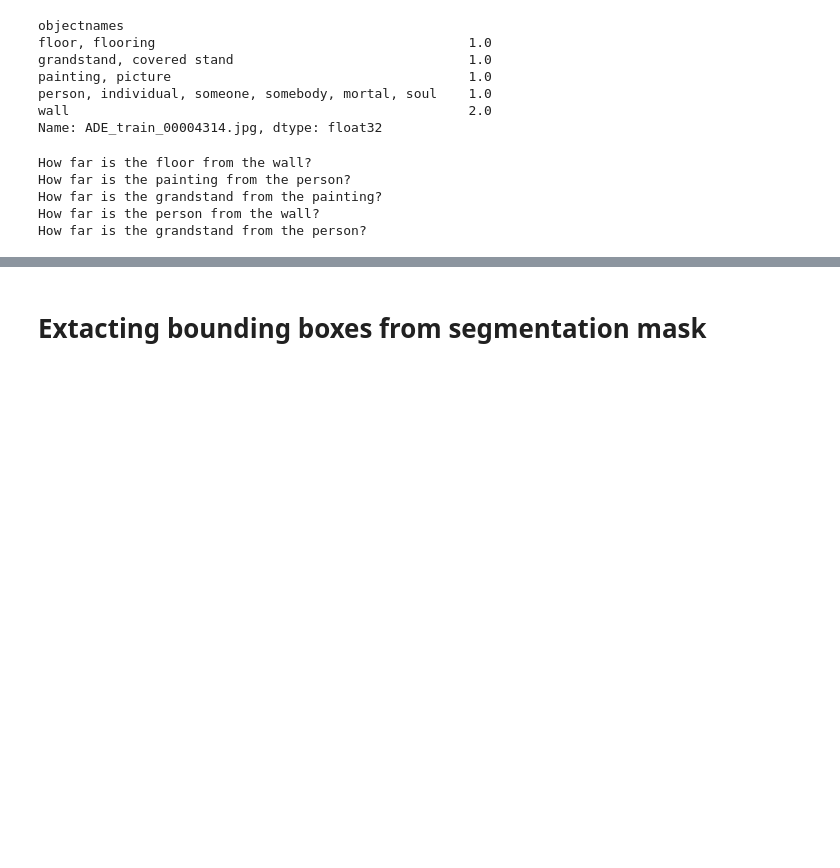
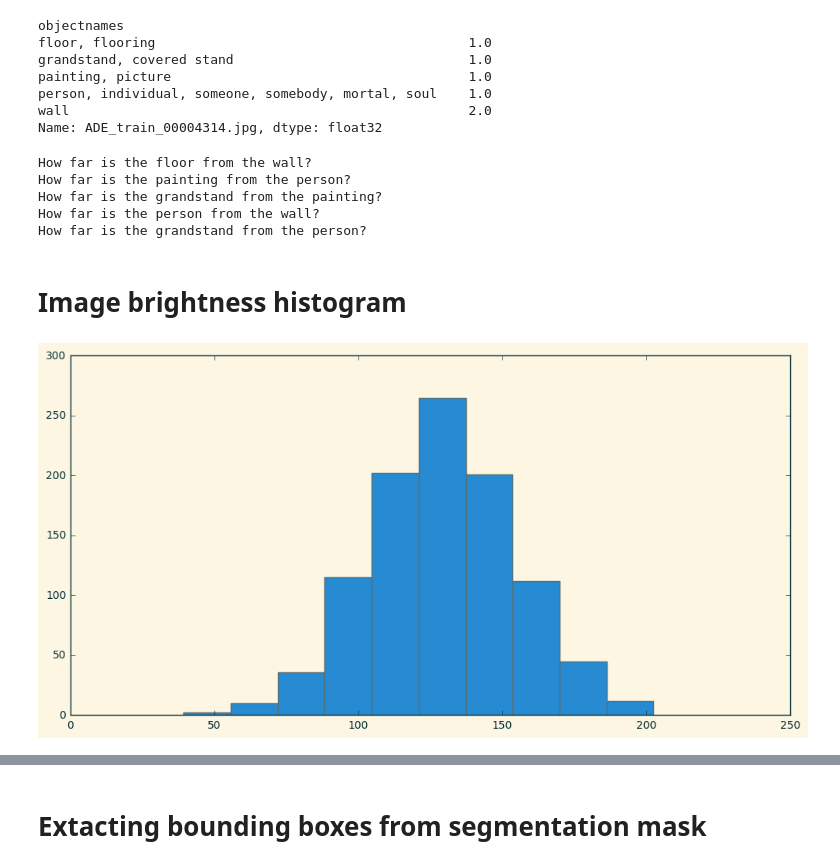
Before and after one commit to drschwenk/pqa_notebooks, a Jupyter notebook: ade_image_selection.ipynb, the cells around one changed output, grey strips where cells are left out. Cells and saved outputs as stored; diff of their text form; code cells hidden in the pictures; blank space fills up the shorter version.

```diff
--- a/ade_image_selection.ipynb
+++ b/ade_image_selection.ipynb
@@ -371,3 +375,5 @@ How far is the painting from the person?
 How far is the grandstand from the painting?
 How far is the person from the wall?
 How far is the grandstand from the person?
+# %% [markdown]
+# Image brightness histogram
@@ -373,0 +396,4 @@ How far is the grandstand from the person?
+# %%
+_ = pd.Series(img_brightnesses).hist()
+# %% [output]
+[figure, added]
```
Also changed, not shown: parts of 36 cells of this notebook.
